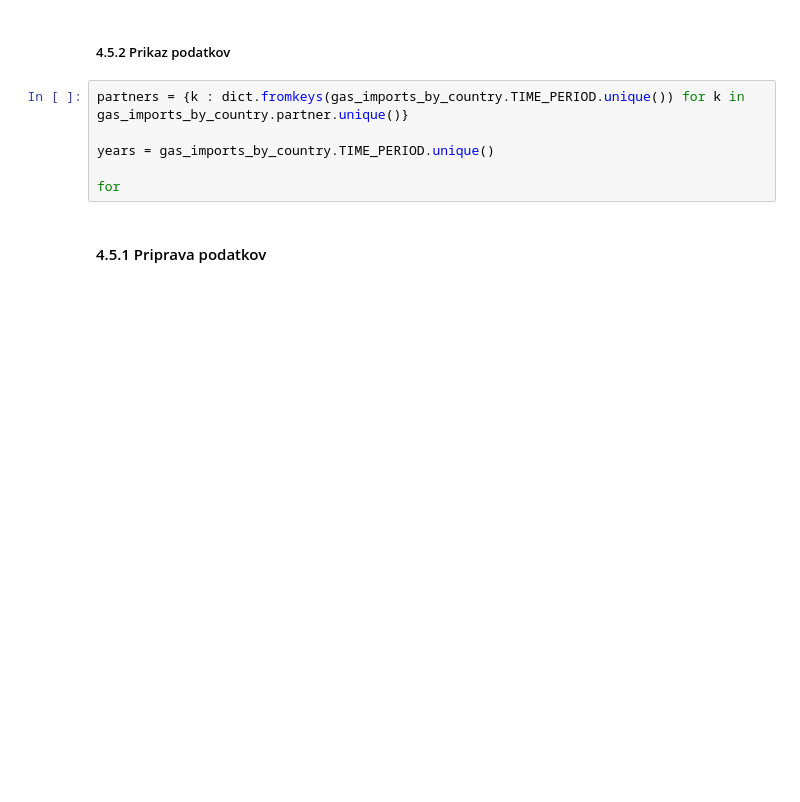
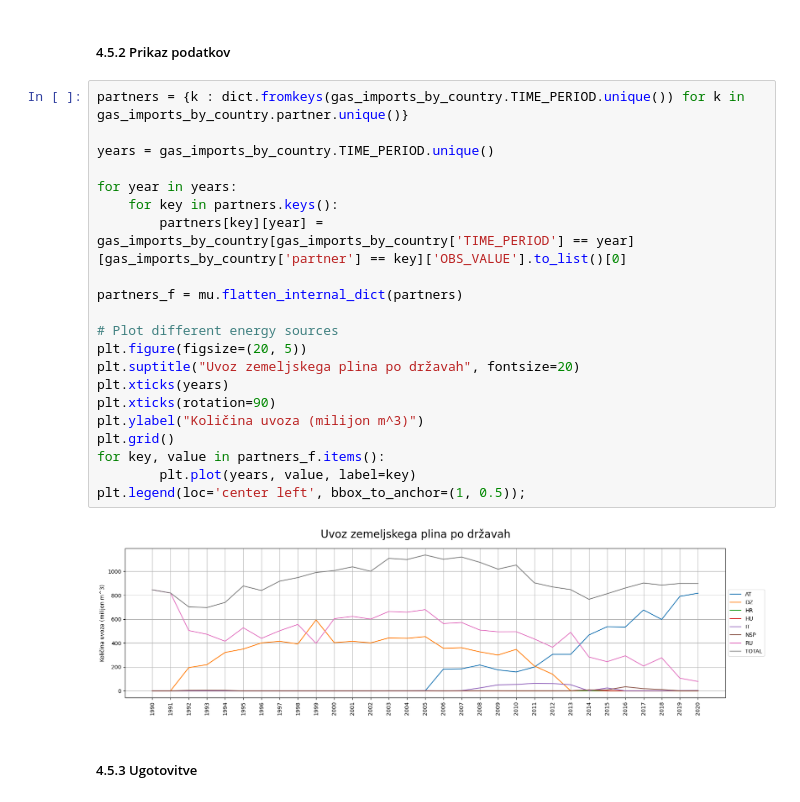
Before and after one commit to cugalord/PR21_NVZ-LS-BK-NZ, a Jupyter notebook: src/energy_production_analysis.ipynb, the cells around one changed output. Cells and saved outputs as stored; diff of their text form; blank space fills up the shorter version.

```diff
--- a/src/energy_production_analysis.ipynb
+++ b/src/energy_production_analysis.ipynb
@@ -392,11 +392,28 @@ NSP - Not specified
 RU - Russia
 # %% [markdown]
 ##### 4.5.2 Prikaz podatkov
-# %%
-partners = {k : dict.fromkeys(gas_imports_by_country.TIME_PERIOD.unique()) for k in gas_imports_by_country.partner.unique()}
-
-years = gas_imports_by_country.TIME_PERIOD.unique()
-
-for
+# %%
+partners = {k : dict.fromkeys(gas_imports_by_country.TIME_PERIOD.unique()) for k in gas_imports_by_country.partner.unique()}
+
+years = gas_imports_by_country.TIME_PERIOD.unique()
+
+for year in years:
+    for key in partners.keys():
+        partners[key][year] = gas_imports_by_country[gas_imports_by_country['TIME_PERIOD'] == year][gas_imports_by_country['partner'] == key]['OBS_VALUE'].to_list()[0]
+
+partners_f = mu.flatten_internal_dict(partners)
+
+# Plot different energy sources
+plt.figure(figsize=(20, 5))
+plt.suptitle("Uvoz zemeljskega plina po državah", fontsize=20)
+plt.xticks(years)
+plt.xticks(rotation=90)
+plt.ylabel("Količina uvoza (milijon m^3)")
+plt.grid()
+for key, value in partners_f.items():
+        plt.plot(years, value, label=key)
+plt.legend(loc='center left', bbox_to_anchor=(1, 0.5));
+# %% [output]
+[figure, added]
 # %% [markdown]
-#### 4.5.1 Priprava podatkov
+##### 4.5.3 Ugotovitve
```
